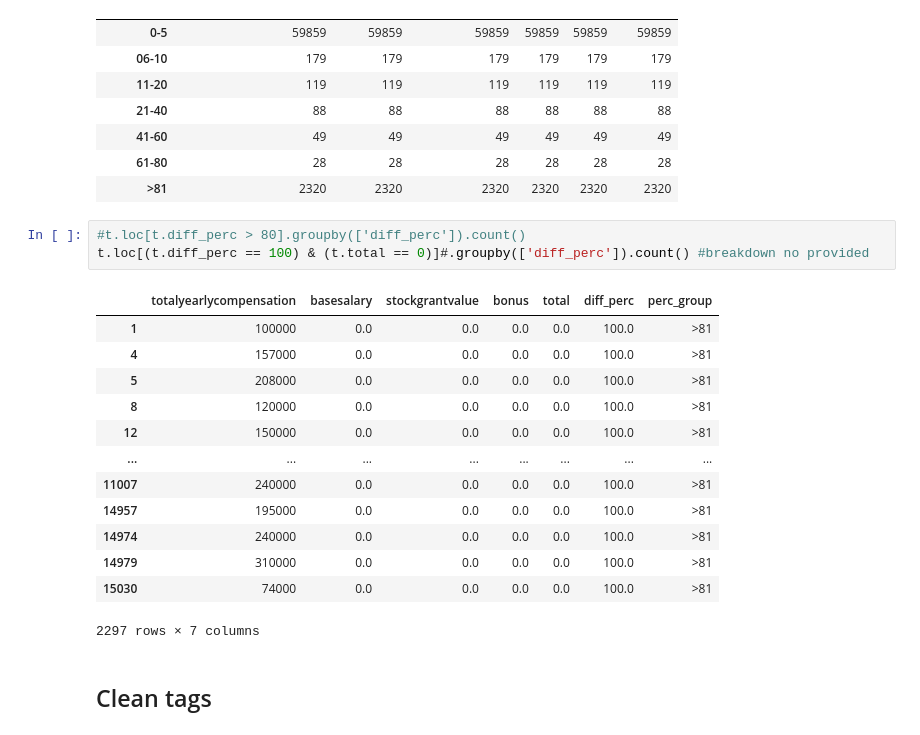
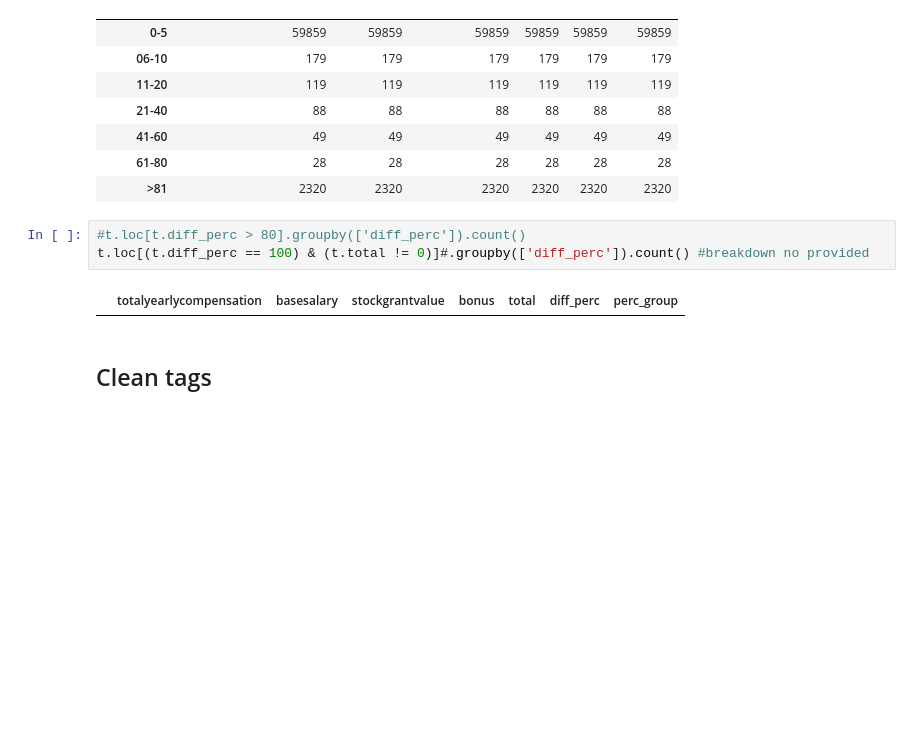
Before and after one commit to PriyankaVelagala/INM701, a Jupyter notebook: Data cleaning_PV.ipynb, the cells around one changed output. Cells and saved outputs as stored; diff of their text form; blank space fills up the shorter version.

```diff
--- a/Data cleaning_PV.ipynb
+++ b/Data cleaning_PV.ipynb
@@ -319,21 +288,9 @@ t.groupby(['perc_group']).count() #use totalyearlycom?
 | >81 | 2320 | 2320 | 2320 | 2320 | 2320 | 2320 |
 # %%
 #t.loc[t.diff_perc > 80].groupby(['diff_perc']).count()
-t.loc[(t.diff_perc == 100) & (t.total == 0)]#.groupby(['diff_perc']).count() #breakdown no provided
+t.loc[(t.diff_perc == 100) & (t.total != 0)]#.groupby(['diff_perc']).count() #breakdown no provided
 # %% [output]
 |  | totalyearlycompensation | basesalary | stockgrantvalue | bonus | total | diff_perc | perc_group |
-| 1 | 100000 | 0.0 | 0.0 | 0.0 | 0.0 | 100.0 | >81 |
-| 4 | 157000 | 0.0 | 0.0 | 0.0 | 0.0 | 100.0 | >81 |
-| 5 | 208000 | 0.0 | 0.0 | 0.0 | 0.0 | 100.0 | >81 |
-| 8 | 120000 | 0.0 | 0.0 | 0.0 | 0.0 | 100.0 | >81 |
-| 12 | 150000 | 0.0 | 0.0 | 0.0 | 0.0 | 100.0 | >81 |
-| ... | ... | ... | ... | ... | ... | ... | ... |
-| 11007 | 240000 | 0.0 | 0.0 | 0.0 | 0.0 | 100.0 | >81 |
-| 14957 | 195000 | 0.0 | 0.0 | 0.0 | 0.0 | 100.0 | >81 |
-| 14974 | 240000 | 0.0 | 0.0 | 0.0 | 0.0 | 100.0 | >81 |
-| 14979 | 310000 | 0.0 | 0.0 | 0.0 | 0.0 | 100.0 | >81 |
-| 15030 | 74000 | 0.0 | 0.0 | 0.0 | 0.0 | 100.0 | >81 |
-2297 rows × 7 columns
 # %% [markdown]
 ## Clean tags
 # %%
```
Also changed, not shown: parts of 13 cells of this notebook.
